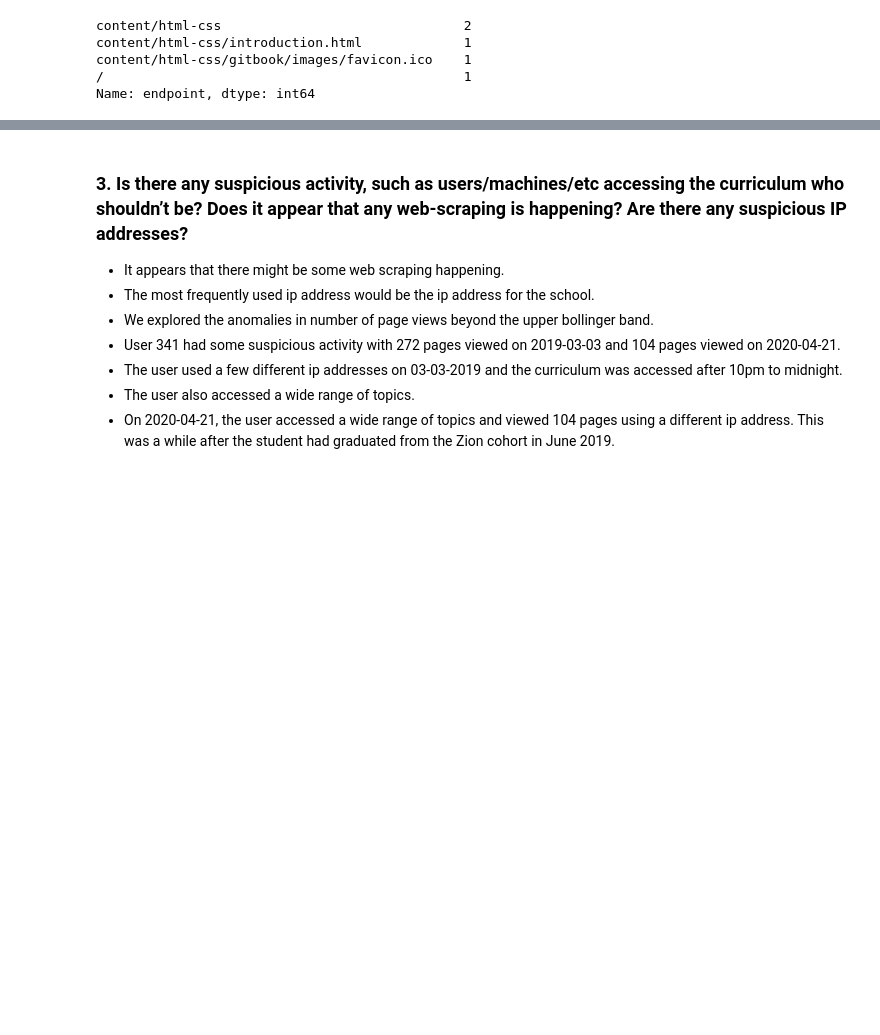
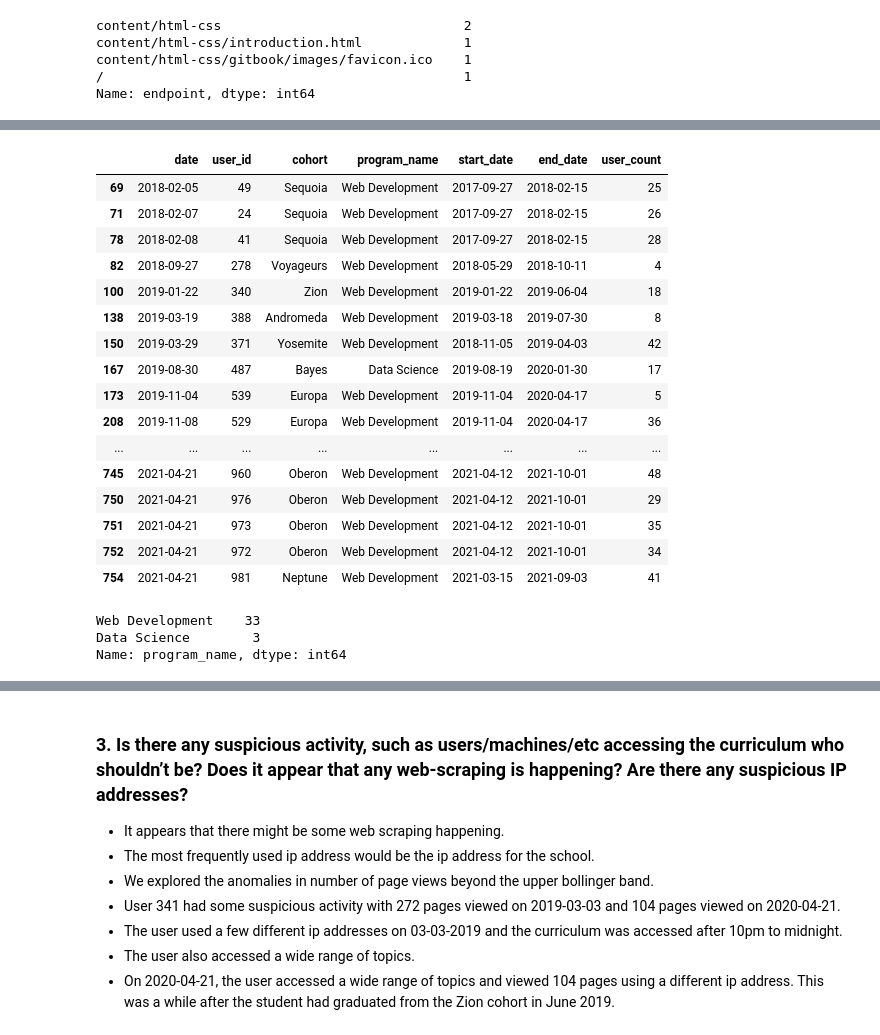
Before and after one commit to naqvi-and-vu/anomaly-detection-project, a Jupyter notebook: final_notebook.ipynb, the cells around one changed output, grey strips where cells are left out. Drawn from its saved outputs; the diff is of its cells as text; code cells hidden in the pictures; blank space fills up the shorter version.

```diff
--- a/final_notebook.ipynb
+++ b/final_notebook.ipynb
@@ -202,0 +265,4 @@ KeyError: "Column not found: <bound method Series.idxmin of /
+# %%
+# merge user_df with the current students df, set date as index and fill null values
+df_current = df_current.merge(user_df, on=['user_id'], how='left').fillna(value=0).set_index('date')
+df_current.user_proba.value_counts()
@@ -202,0 +282,8 @@ KeyError: "Column not found: <bound method Series.idxmin of /
+# %%
+# students who access curriculum less than 50 times are considered hardly accessing it
+hardly_working = df_current[df_current.user_count < 50]
+# %%
+# pull specific columns in this df
+hardly_working = hardly_working[['user_id','cohort','program_name','start_date','end_date', 'user_count']]
+
+hardly_working
@@ -202,0 +305,3 @@ KeyError: "Column not found: <bound method Series.idxmin of /
+# %%
+hardly_working = hardly_working.reset_index()
+hardly_working
@@ -202,0 +322,29 @@ KeyError: "Column not found: <bound method Series.idxmin of /
+# %%
+# drop any duplicate user ids in the df and keep the most recent access
+hardly_working = hardly_working.drop_duplicates(subset='user_id', keep="last")
+hardly_working
+# %% [output]
+|  | date | user_id | cohort | program_name | start_date | end_date | user_count |
+| 69 | 2018-02-05 | 49 | Sequoia | Web Development | 2017-09-27 | 2018-02-15 | 25 |
+| 71 | 2018-02-07 | 24 | Sequoia | Web Development | 2017-09-27 | 2018-02-15 | 26 |
+| 78 | 2018-02-08 | 41 | Sequoia | Web Development | 2017-09-27 | 2018-02-15 | 28 |
+| 82 | 2018-09-27 | 278 | Voyageurs | Web Development | 2018-05-29 | 2018-10-11 | 4 |
+| 100 | 2019-01-22 | 340 | Zion | Web Development | 2019-01-22 | 2019-06-04 | 18 |
+| 138 | 2019-03-19 | 388 | Andromeda | Web Development | 2019-03-18 | 2019-07-30 | 8 |
+| 150 | 2019-03-29 | 371 | Yosemite | Web Development | 2018-11-05 | 2019-04-03 | 42 |
+| 167 | 2019-08-30 | 487 | Bayes | Data Science | 2019-08-19 | 2020-01-30 | 17 |
+| 173 | 2019-11-04 | 539 | Europa | Web Development | 2019-11-04 | 2020-04-17 | 5 |
+| 208 | 2019-11-08 | 529 | Europa | Web Development | 2019-11-04 | 2020-04-17 | 36 |
+| ... | ... | ... | ... | ... | ... | ... | ... |
+| 745 | 2021-04-21 | 960 | Oberon | Web Development | 2021-04-12 | 2021-10-01 | 48 |
+| 750 | 2021-04-21 | 976 | Oberon | Web Development | 2021-04-12 | 2021-10-01 | 29 |
+| 751 | 2021-04-21 | 973 | Oberon | Web Development | 2021-04-12 | 2021-10-01 | 35 |
+| 752 | 2021-04-21 | 972 | Oberon | Web Development | 2021-04-12 | 2021-10-01 | 34 |
+| 754 | 2021-04-21 | 981 | Neptune | Web Development | 2021-03-15 | 2021-09-03 | 41 |
+# %%
+# check what different programs users belong to
+hardly_working.program_name.value_counts()
+# %% [output]
+Web Development    33
+Data Science        3
+Name: program_name, dtype: int64
```
Also changed, not shown: parts of 31 cells of this notebook.
